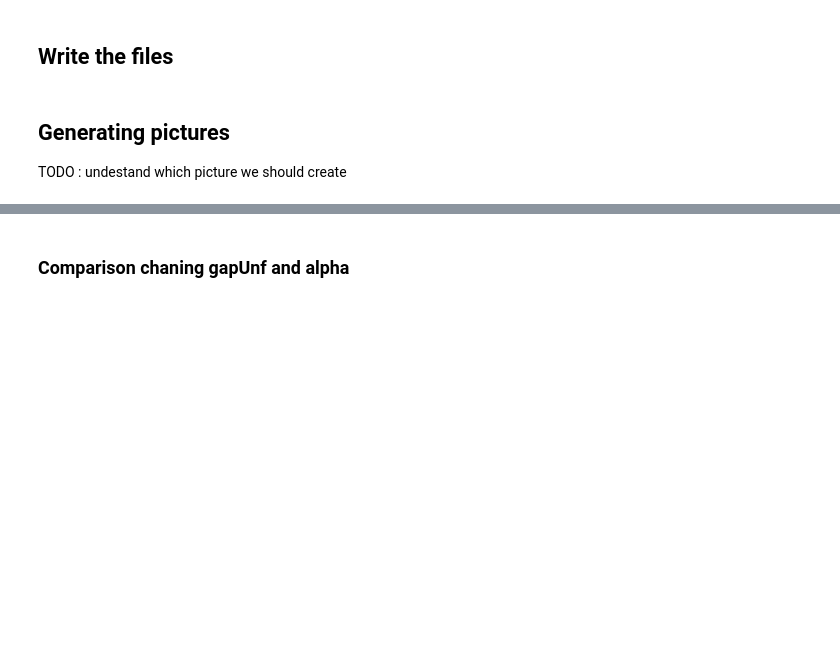
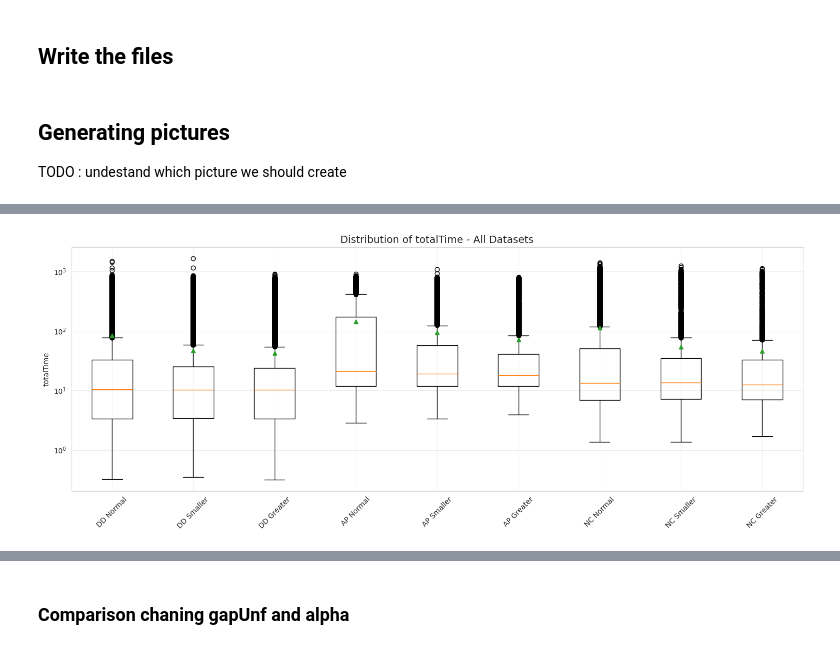
Before and after one commit to Fiden99/tacticalDeconflictionUAM, a Jupyter notebook: HeurTimeAfterThesis.ipynb, the cells around one changed output, grey strips where cells are left out. Drawn from its saved outputs; the diff is of its cells as text; code cells hidden in the pictures; blank space fills up the shorter version.

Commit message:
added picture with comparason between greater,smaller, normal

```diff
--- a/HeurTimeAfterThesis.ipynb
+++ b/HeurTimeAfterThesis.ipynb
@@ -331,7 +331,7 @@ def get_formatted_name(data_name,AP=False,NC=False, alpha=None, gapUnf=None):
         elif NC:
             part3 = "NC"
         if alpha is not None and gapUnf is not None:
-            part4 = f"_{alpha}_{gapUnf}"
+            part4 = f"Alpha{alpha}Gap{gapUnf}"
         return f"{part1}{part2}{part3}{part4}"
     else:
         return data_name  # Caso in cui non ci sia un numero nel nome
@@ -631,0 +634,96 @@ TODO : undestand which picture we should create
+# %%
+import matplotlib.pyplot as plt
+import seaborn as sns
+import pandas as pd
+import numpy as np
+
+# Set style
+sns.set_style("whitegrid")
+
+def plot_general_overview(datasets, names, metric='totalTime', title_suffix=''):
+    """Plots distribution of a metric across multiple datasets"""
+    plt.figure(figsize=(15, 6))
+
+    data_to_plot = []
+    labels = []
+
+    for df, name in zip(datasets, names):
+        # Filter valid data
+        if metric in df.columns:
+            valid_data = df[np.isfinite(df[metric])][metric]
+            if len(valid_data) > 0:
+                data_to_plot.append(valid_data)
+                labels.append(name)
+
+    # Boxplot
+    plt.boxplot(data_to_plot, labels=labels, showmeans=True)
+    plt.title(f'Distribution of {metric} {title_suffix}', fontsize=14)
+    plt.ylabel(metric)
+    plt.grid(True, alpha=0.3)
+    plt.yscale('log') # Log scale often helps with time/opt differences
+    plt.xticks(rotation=45)
+    plt.tight_layout()
+    plt.show()
+
+# 1. General Overview of Time and Results
+print("=== General Overview: Normal vs Smaller vs Greater ===")
+
+# Prepare lists
+dfs_dd = [pdDD, pdDD_Smaller, pdDD_Greater]
+names_dd = ['DD Normal', 'DD Smaller', 'DD Greater']
+
+dfs_ap = [pdAP, pdAP_Smaller, pdAP_Greater]
+names_ap = ['AP Normal', 'AP Smaller', 'AP Greater']
+
+dfs_nc = [pdNC, pdNC_Smaller, pdNC_Greater]
+names_nc = ['NC Normal', 'NC Smaller', 'NC Greater']
+
+# Plot Total Time
+plot_general_overview(dfs_dd + dfs_ap + dfs_nc, names_dd + names_ap + names_nc, 'totalTime', '- All Datasets')
+
+# Plot Optimization Value
+plot_general_overview(dfs_dd + dfs_ap + dfs_nc, names_dd + names_ap + names_nc, 'opt', '- All Datasets')
+
+
+# 2. Detailed Comparison: Smaller vs Greater
+print("\n=== Detailed Comparison: Smaller vs Greater ===")
+
+def compare_smaller_greater_detailed(df_smaller, df_greater, method_name):
+    # Prepare data
+    df_s = df_smaller.copy()
+    df_s['Size'] = 'Smaller'
+    df_g = df_greater.copy()
+    df_g['Size'] = 'Greater'
+
+    combined = pd.concat([df_s, df_g], ignore_index=True)
+
+    # Filter
+    combined = combined[np.isfinite(combined['opt']) & np.isfinite(combined['totalTime'])]
+
+    fig, axes = plt.subplots(1, 2, figsize=(16, 6))
+
+    # Total Time
+    sns.violinplot(data=combined, x='Size', y='totalTime', ax=axes[0], palette='muted', inner='quartile')
+    axes[0].set_title(f'{method_name}: Total Time Distribution')
+    axes[0].set_ylabel('Time (s)')
+
+    # Opt
+    sns.boxplot(data=combined, x='Size', y='opt', ax=axes[1], palette='muted')
+    axes[1].set_title(f'{method_name}: Objective Value Distribution')
+    axes[1].set_ylabel('Objective Value')
+    axes[1].set_yscale('log')
+
+    plt.suptitle(f'Comparison: {method_name}', fontsize=16)
+    plt.tight_layout()
+    plt.show()
+
+    # Summary Table
+    summary = combined.groupby('Size')[['totalTime', 'opt']].agg(['mean', 'median', 'std', 'count'])
+    print(f"\nStats for {method_name}:")
+    display(summary)
+
+# Run comparisons
+compare_smaller_greater_detailed(pdDD_Smaller, pdDD_Greater, "Delay & Drift (DD)")
+compare_smaller_greater_detailed(pdAP_Smaller, pdAP_Greater, "High Priority (AP)")
+compare_smaller_greater_detailed(pdNC_Smaller, pdNC_Greater, "Non-Collaborative Intruder(NC)")
+# %% [output]
@@ -631,0 +731 @@ TODO : undestand which picture we should create
+[figure, added]
```
Also changed, not shown: parts of 3 cells of this notebook.
